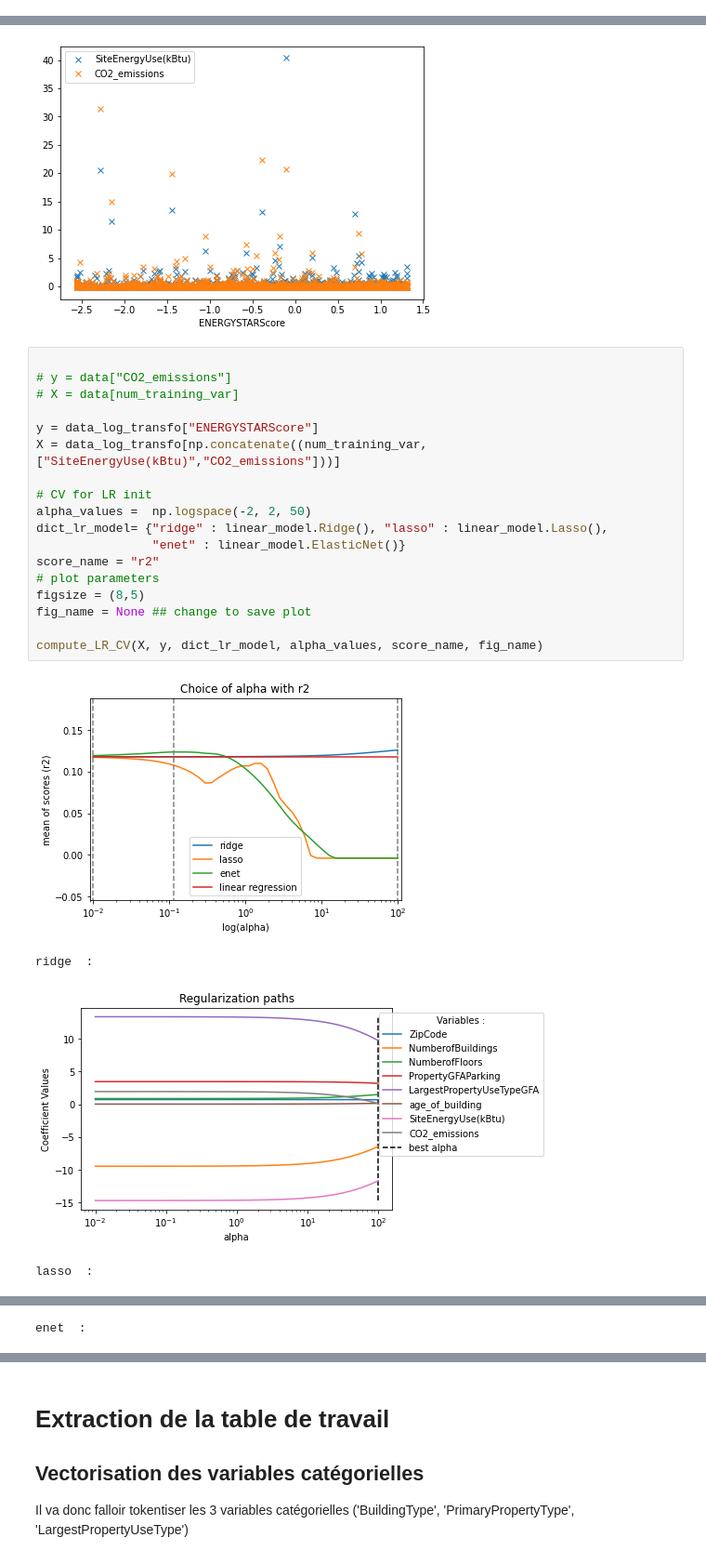
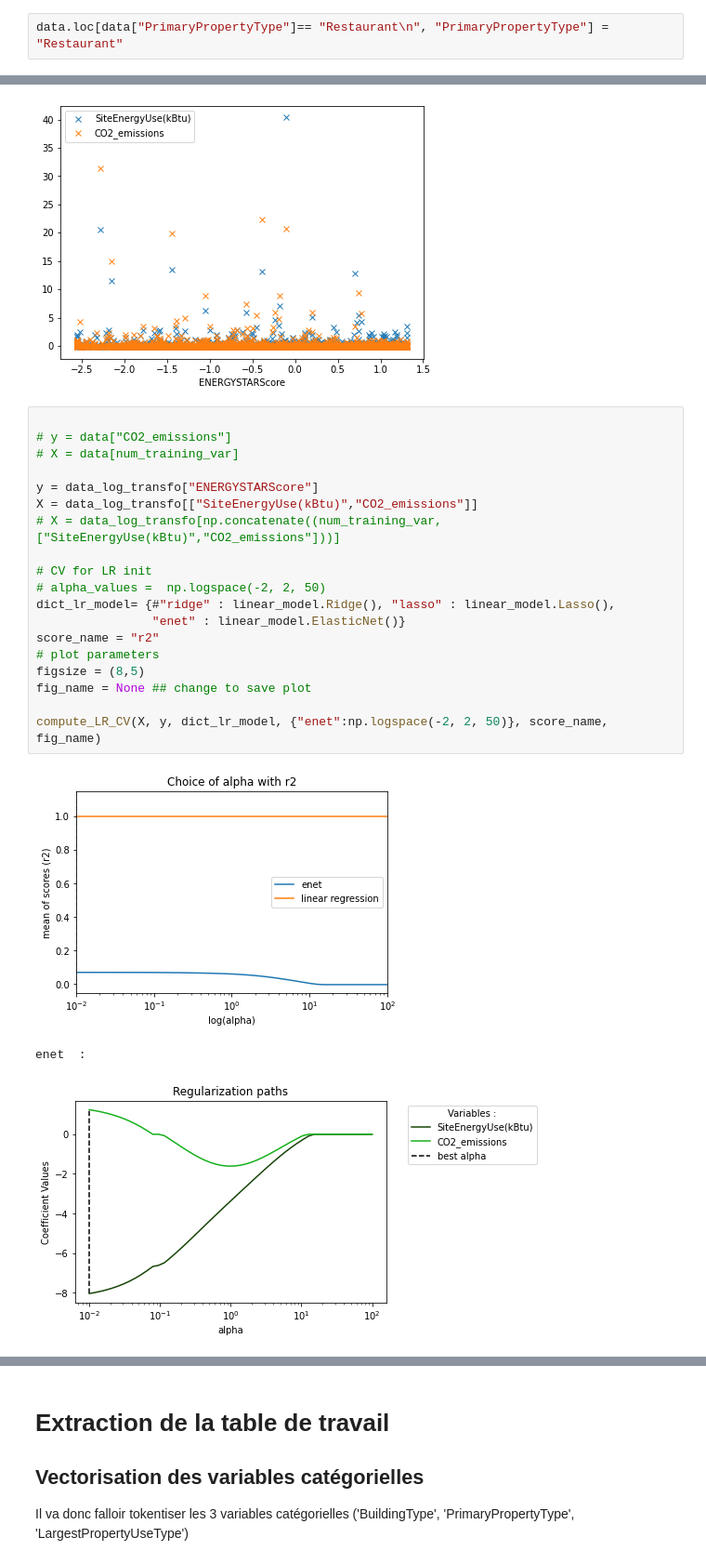
Before and after one commit to ClaireGayral/formation_openclassroom, a Jupyter notebook: P3_gayral_claire/preprocess.ipynb, the cells around one changed output, grey strips where cells are left out. Shown at 93% size. Drawn from its saved outputs; the diff is of its cells as text.

```diff
--- a/P3_gayral_claire/preprocess.ipynb
+++ b/P3_gayral_claire/preprocess.ipynb
@@ -345,6 +345,8 @@ data[categorical_var_in_data].describe()
 | unique | 8 | 4 | 7 | 57 | 19 | ... |
 | top | NonResidential | Compliant | 7 | Multifamily Housing | DOWNTOWN | ... |
 | freq | 1488 | 3267 | 1057 | 1689 | 586 | ... |
+# %%
+data.loc[data["PrimaryPropertyType"]== "Restaurant\n", "PrimaryPropertyType"] = "Restaurant"
 # %% [markdown]
 # 2. Prétraitements
 
@@ -863,23 +869,23 @@ plt.show()
 # %%
 
 # y = data["CO2_emissions"]
 # X = data[num_training_var]
 
 y = data_log_transfo["ENERGYSTARScore"]
-X = data_log_transfo[np.concatenate((num_training_var,["SiteEnergyUse(kBtu)","CO2_emissions"]))]
+X = data_log_transfo[["SiteEnergyUse(kBtu)","CO2_emissions"]]
+# X = data_log_transfo[np.concatenate((num_training_var,["SiteEnergyUse(kBtu)","CO2_emissions"]))]
 
 # CV for LR init
-alpha_values =  np.logspace(-2, 2, 50)
-dict_lr_model= {"ridge" : linear_model.Ridge(), "lasso" : linear_model.Lasso(),
+# alpha_values =  np.logspace(-2, 2, 50)
+dict_lr_model= {#"ridge" : linear_model.Ridge(), "lasso" : linear_model.Lasso(),
                 "enet" : linear_model.ElasticNet()}
 score_name = "r2"
 # plot parameters
 figsize = (8,5)
 fig_name = None ## change to save plot
 
-compute_LR_CV(X, y, dict_lr_model, alpha_values, score_name, fig_name)
+compute_LR_CV(X, y, dict_lr_model, {"enet":np.logspace(-2, 2, 50)}, score_name, fig_name)
 # %% [output]
-[figure, old version]
+[figure, new version]
-ridge  :
+enet  :
-[figure, old version]
+[figure, new version]
-lasso  :
@@ -887 +891,0 @@ lasso  :
-enet  :
```
Also changed, not shown: parts of 14 cells of this notebook, 2 other files.
